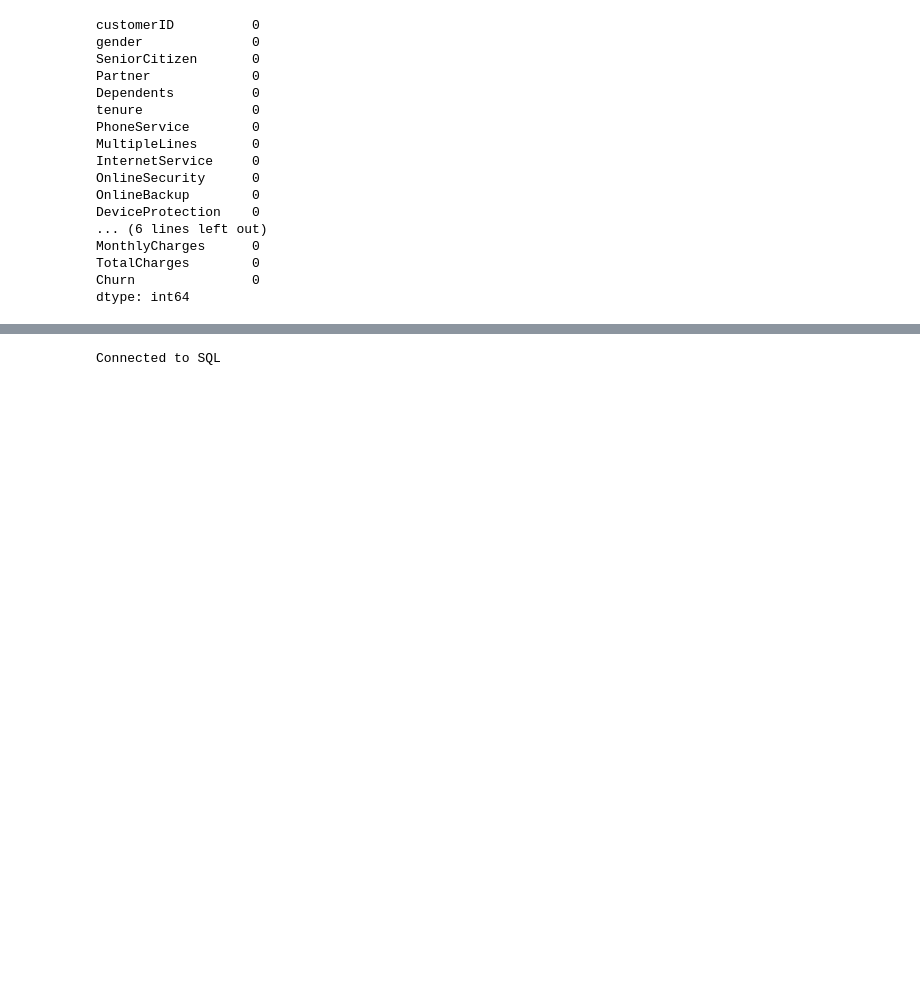
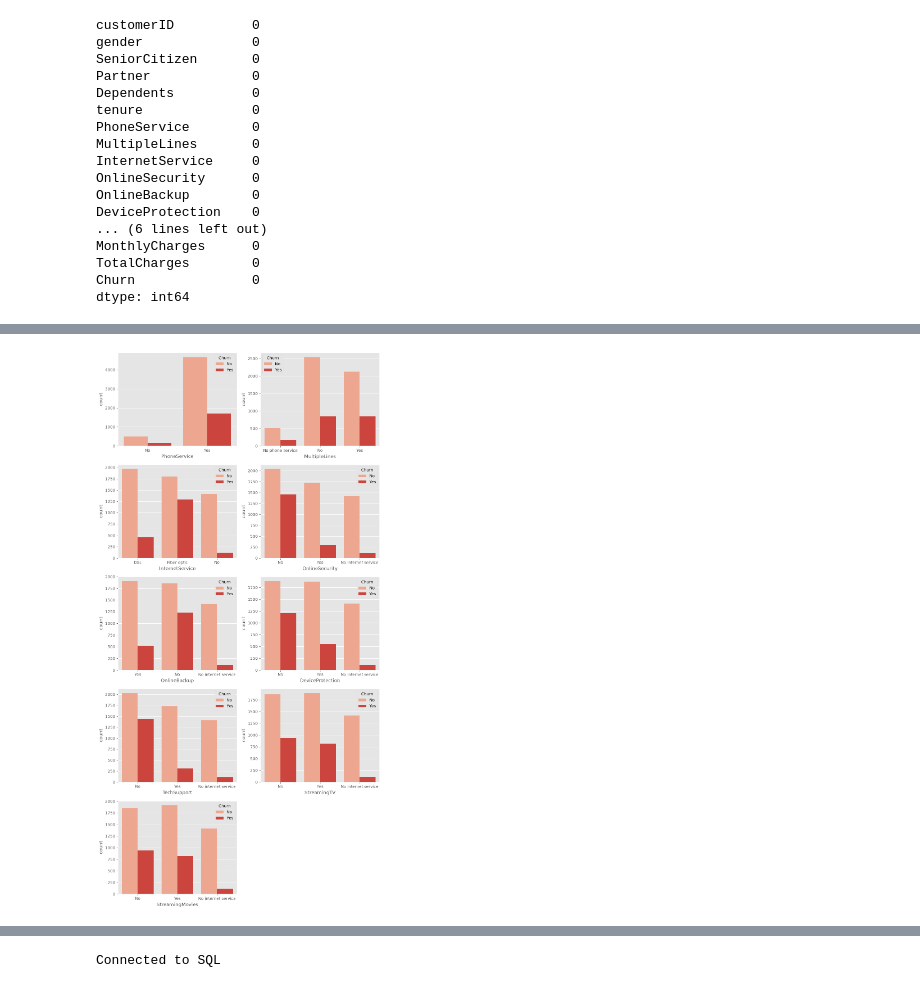
Before and after one commit to rajesh-sudam/telco_data_analysis, a Jupyter notebook: src/main.ipynb, the cells around one changed output, grey strips where cells are left out. Saved outputs shown, nothing was run; the diff lists cells and outputs as text; code cells hidden in the pictures; blank space fills up the shorter version.

```diff
--- a/src/main.ipynb
+++ b/src/main.ipynb
@@ -28,3 +24,7 @@ Index(['customerID', 'gender', 'SeniorCitizen', 'Partner', 'Dependents',
        'StreamingTV', 'StreamingMovies', 'Contract', 'PaperlessBilling',
        'PaymentMethod', 'MonthlyCharges', 'TotalCharges', 'Churn'],
       dtype='str')
+# %%
+df_columns=df.columns.tolist()
+for column in df_columns:
+    print(f"{column} unique values:{df[column].unique()}")
@@ -82,0 +160,18 @@ dtype: int64
+# %%
+import math
+def plot_categorical_to_target(df,catergorical_values,target):
+    number_of_columns=2
+    number_of_rows=math.ceil(len(catergorical_values)/2)
+
+    fig=plt.figure(figsize=(12,5*number_of_rows))
+
+    for index, column in enumerate(catergorical_values,1):
+        ax=fig.add_subplot(number_of_rows,number_of_columns,index)
+        ax=sns.countplot(x=column,data=df,hue=target,palette="Reds")
+        plt.savefig("../visuals/categorical_data_analysis.png",dpi=300)
+    return plt.show()
+# %%
+categories_data=["PhoneService","MultipleLines","InternetService","OnlineSecurity","OnlineBackup","DeviceProtection","TechSupport","StreamingTV","StreamingMovies"]
+plot_categorical_to_target(df,categories_data,"Churn")
+# %% [output]
+[figure, added]
```
Also changed, not shown: parts of 10 cells of this notebook, 5 other files.
